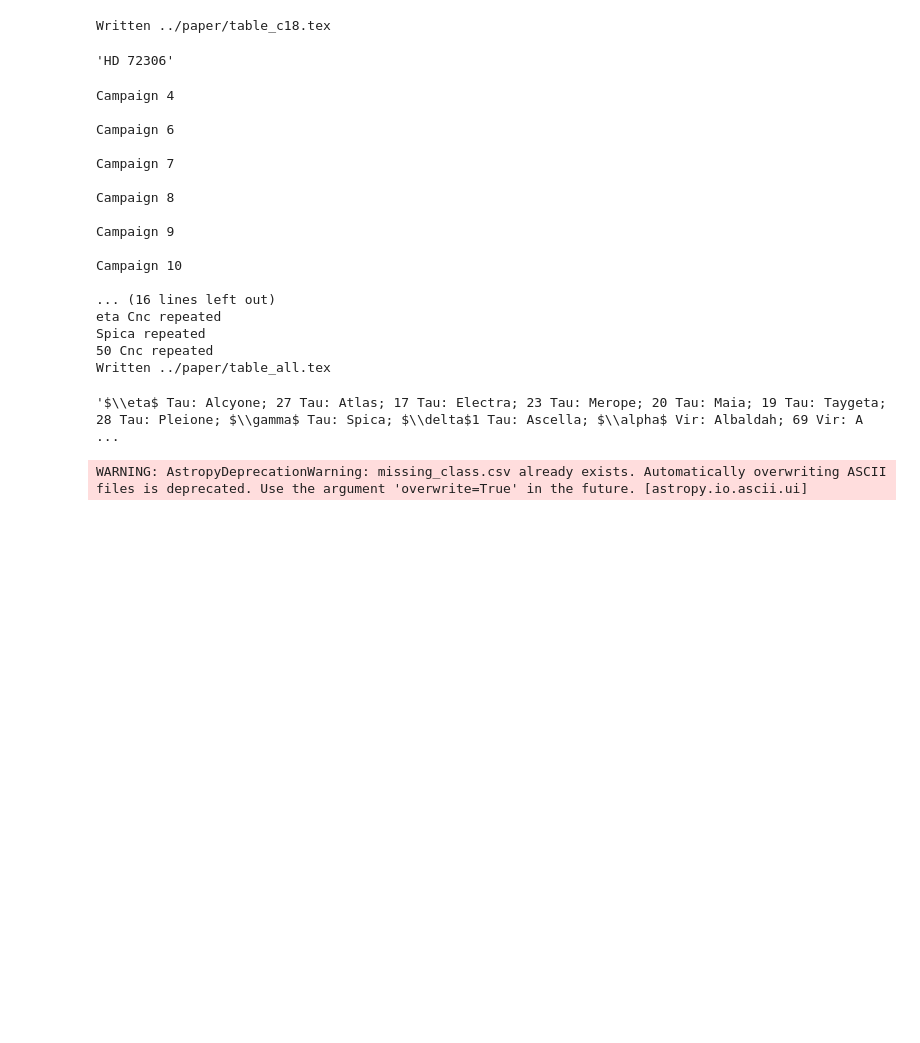
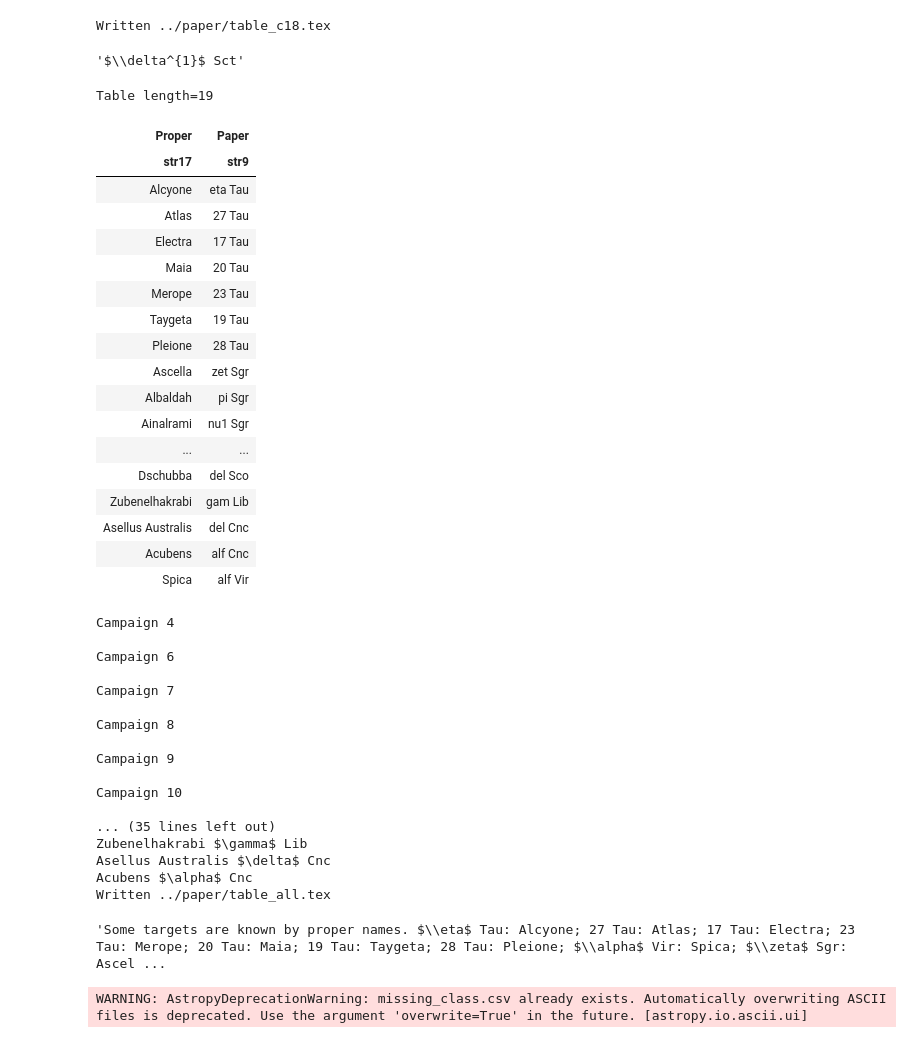
Before and after one commit to benjaminpope/k2halo, a Jupyter notebook: notebooks/download_stars.ipynb, the cells around one changed output. Drawn from its saved outputs; the diff is of its cells as text; code cells hidden in the pictures; blank space fills up the shorter version.

Commit message:
raised indices

```diff
--- a/notebooks/download_stars.ipynb
+++ b/notebooks/download_stars.ipynb
@@ -224,6 +231,28 @@ def translate_greek(word):
+# %%
+raise_indices(r'$\delta$1 Sct')
+# %% [output]
+'$\\delta^{1}$ Sct'
 # %%
 proper_names = Table.read('proper_names.csv',format='csv')
-# %%
-star['Name']
-# %% [output]
-'HD 72306'
+# %%
+proper_names
+# %% [output]
+Table length=19
+| Proper | Paper |
+| str17 | str9 |
+| Alcyone | eta Tau |
+| Atlas | 27 Tau |
+| Electra | 17 Tau |
+| Maia | 20 Tau |
+| Merope | 23 Tau |
+| Taygeta | 19 Tau |
+| Pleione | 28 Tau |
+| Ascella | zet Sgr |
+| Albaldah | pi Sgr |
+| Ainalrami | nu1 Sgr |
+| ... | ... |
+| Dschubba | del Sco |
+| Zubenelhakrabi | gam Lib |
+| Asellus Australis | del Cnc |
+| Acubens | alf Cnc |
+| Spica | alf Vir |
@@ -273,8 +319,7 @@ for campaign in campaigns:
         if name in dwarf_variability['Name']:
             index = np.where(dwarf_variability['Name']==name)[0]
             var = dwarf_variability['Variability'][index].data.data[0]
-            if var == 'a2CVn':
-                var = '$\\alpha^2$\\,CVn'
+            var = translator_class[var.strip('?')]
 #             print('%s is a %s variable' % (name,str(var)))
             variability.append(var)
         elif epic in rgs['epicid']:
@@ -300,6 +345,7 @@ for repeat in repeated:
 
 names = []
 propernames = []
+new_names = []
 for j, name in enumerate(all_write['Name']):
     if name[0].isupper():
         if name[0] in ['H','W','Y']:
@@ -309,9 +355,11 @@ for j, name in enumerate(all_write['Name']):
             try:
                 index = np.where(proper_names['Proper']==name)[0]
                 new_name = translate_greek(proper_names['Paper'][index].data[0])
-#                 names.append('%s\\tablenotemark{%s}' % (new_name,ascii_uppercase[index[0]]))
+
+                print(name,new_name)
+                new_names.append(new_name)
+                propernames.append(name)
                 names.append(new_name)
-                propernames.append(name)
             except:
                 names.append(name)
     else:
@@ -332,7 +380,7 @@ tablenotes = [' \\tablenotetext{a}{\citet{White2017}}',
               ' \\tablenotetext{e}{\citet{Aerts2018}}',
              ' \\tablenotetext{1}{abCN0.5}']
 
-table_explanation = 'Some targets are known by proper names. ' + "; ".join([part[1]+': '+part[0] for part in (list(zip(propernames,names)))])
+table_explanation = 'Some targets are known by proper names. ' + "; ".join([part[1]+': '+part[0] for part in (list(zip(propernames,new_names)))])
 
 tablenotes = tablenotes + ['\\tablecomments{%s}' %  table_explanation]
 with open('../paper/table_all.tex', 'r') as original: oldtext = original.read().replace('\end{deluxetable}',
@@ -352,15 +400,15 @@ Campaign 9
 
 Campaign 10
 
-... (16 lines left out)
-eta Cnc repeated
-Spica repeated
-50 Cnc repeated
+... (35 lines left out)
+Zubenelhakrabi $\gamma$ Lib
+Asellus Australis $\delta$ Cnc
+Acubens $\alpha$ Cnc
 Written ../paper/table_all.tex
-# %%
-"; ".join([part[1]+': '+part[0] for part in (list(zip(propernames,names)))])
-# %% [output]
-'$\\eta$ Tau: Alcyone; 27 Tau: Atlas; 17 Tau: Electra; 23 Tau: Merope; 20 Tau: Maia; 19 Tau: Taygeta; 28 Tau: Pleione; $\\gamma$ Tau: Spica; $\\delta$1 Tau: Ascella; $\\alpha$ Vir: Albaldah; 69 Vir: A ...
+# %%
+table_explanation
+# %% [output]
+'Some targets are known by proper names. $\\eta$ Tau: Alcyone; 27 Tau: Atlas; 17 Tau: Electra; 23 Tau: Merope; 20 Tau: Maia; 19 Tau: Taygeta; 28 Tau: Pleione; $\\alpha$ Vir: Spica; $\\zeta$ Sgr: Ascel ...
 # %%
 missing_class = join(Table([Column(missing,name='Name')]),vstack(campaign_tables),keys='Name')['Name','Spectral','Campaign']
 missing_class.write('missing_class.csv')
```
Also changed, not shown: parts of 7 cells of this notebook, 8 other files.
